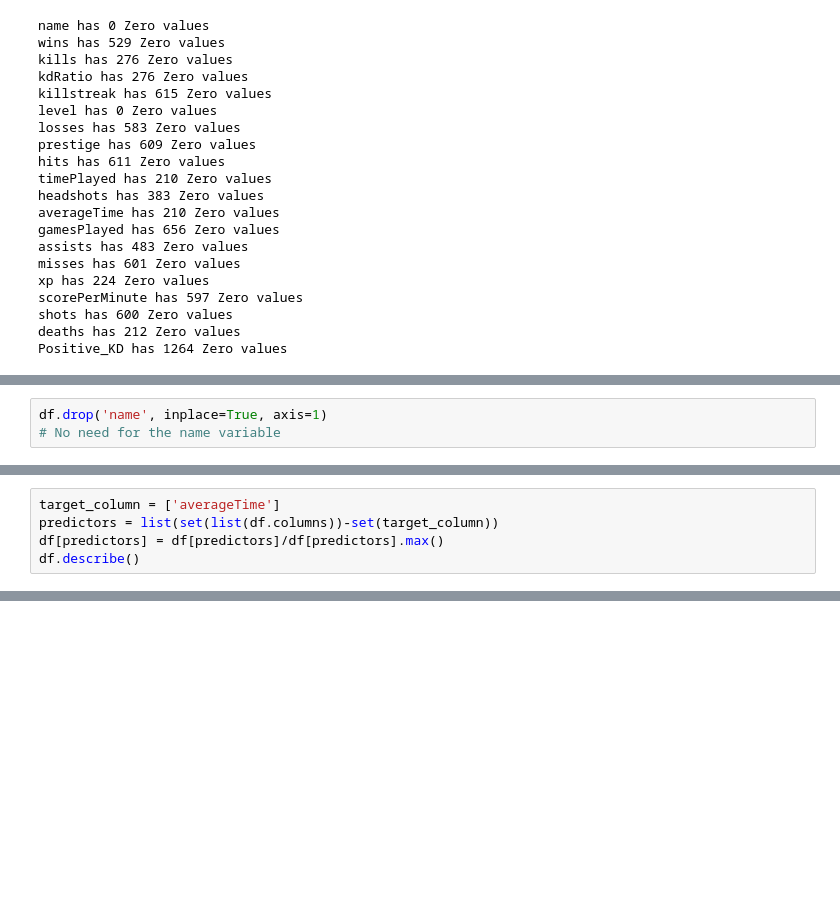
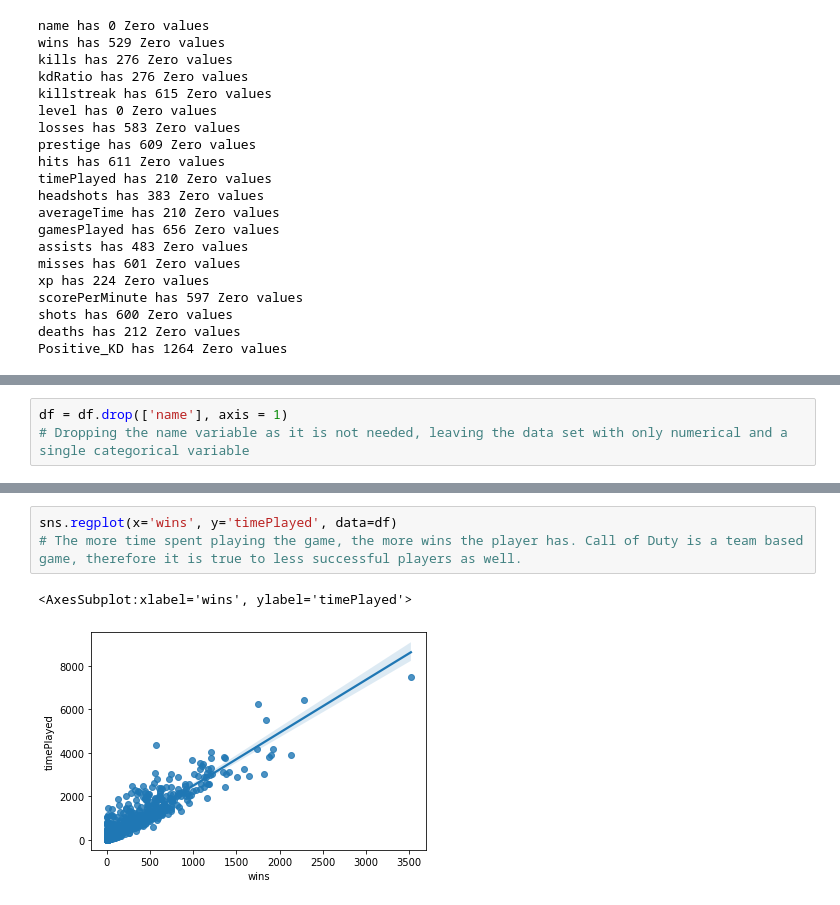
Before and after one commit to MatyasGreff/cml-project-sem3, a Jupyter notebook: cod_notebook.ipynb, the cells around one changed output, grey strips where cells are left out. Cells and saved outputs as stored; diff of their text form; blank space fills up the shorter version.

```diff
--- a/cod_notebook.ipynb
+++ b/cod_notebook.ipynb
@@ -261 +181,4 @@ Accuracy Train Data: 0.7853211009174312
+# %%
+df = df.drop(['name'], axis = 1)
+# Dropping the name variable as it is not needed, leaving the data set with only numerical and a single categorical variable
 # %%
@@ -318,3 +203,0 @@ df.describe()
-# %%
-df.drop('name', inplace=True, axis=1)
-# No need for the name variable
@@ -359,5 +203,0 @@ plt.show();
-# %%
-target_column = ['averageTime']
-predictors = list(set(list(df.columns))-set(target_column))
-df[predictors] = df[predictors]/df[predictors].max()
-df.describe()
@@ -439,0 +204,6 @@ print(np.sqrt(mean_squared_error(y_test,pred)))
+# %%
+sns.regplot(x='wins', y='timePlayed', data=df)
+# The more time spent playing the game, the more wins the player has. Call of Duty is a team based game, therefore it is true to less successful players as well.
+# %% [output]
+<AxesSubplot:xlabel='wins', ylabel='timePlayed'>
+[figure, added]
```
Also changed, not shown: parts of 24 cells of this notebook.
